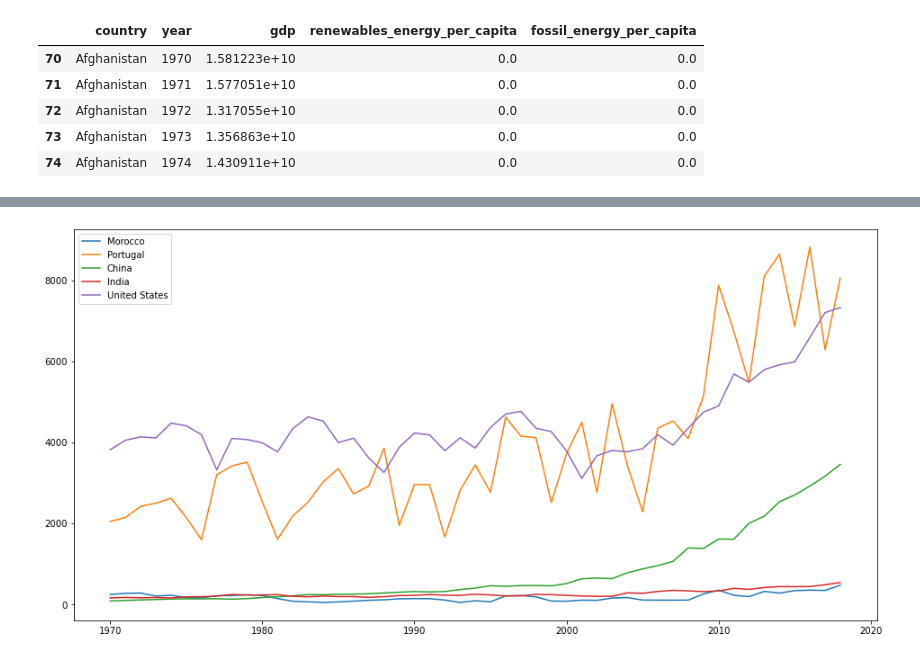
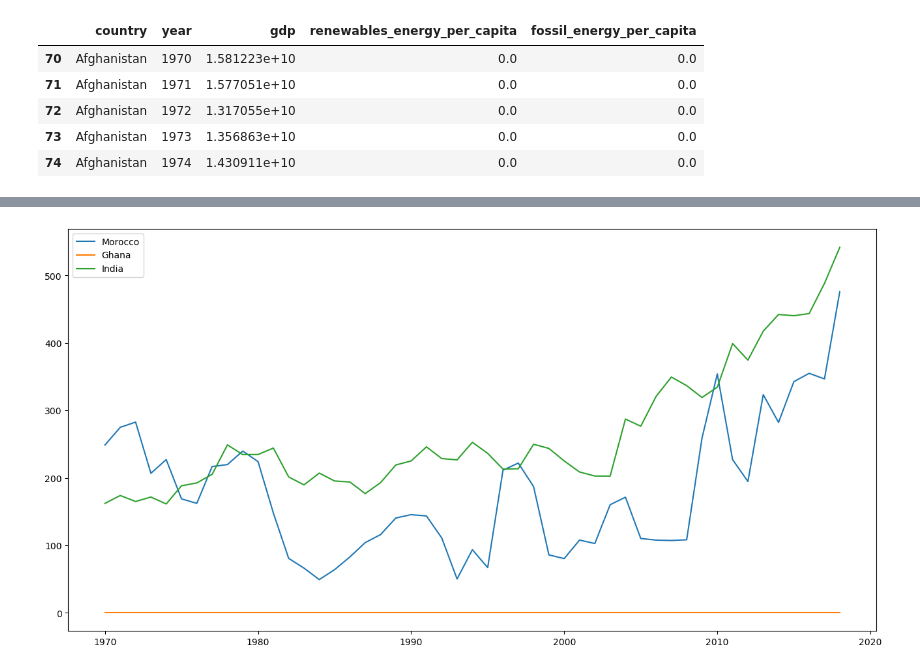
Before and after one commit to simibi28/itp_gp_2022, a Jupyter notebook: itp_groupproject.ipynb, the cells around one changed output, grey strips where cells are left out. Cells and saved outputs as stored; diff of their text form; code cells hidden in the pictures.

```diff
--- a/itp_groupproject.ipynb
+++ b/itp_groupproject.ipynb
@@ -136,5 +133,9 @@ analysis.print_data()
 | 73 | Afghanistan | 1973 | 1.356863e+10 | 0.0 | 0.0 |
 | 74 | Afghanistan | 1974 | 1.430911e+10 | 0.0 | 0.0 |
 # %%
-analysis.filter_countries(["Morocco","Portugal","China","India","United States"])
-analysis.data.describe()
+developed_countries = ["United States"]
+df_dev = analysis.filter_countries(developed_countries)
+
+
+under_countries = ["Morocco","Ghana","India"]
+df_under = analysis.filter_countries(under_countries)
@@ -151,4 +142,4 @@ analysis.data.describe()
 # %%
-analysis.plots("renewables", countries=["Morocco","Portugal","China","India","United States"])
+analysis.plots(df_under ,"renewables", countries=under_countries)
 # %% [output]
-[figure, old version]
+[figure, new version]
```
Also changed, not shown: parts of 7 cells of this notebook.
